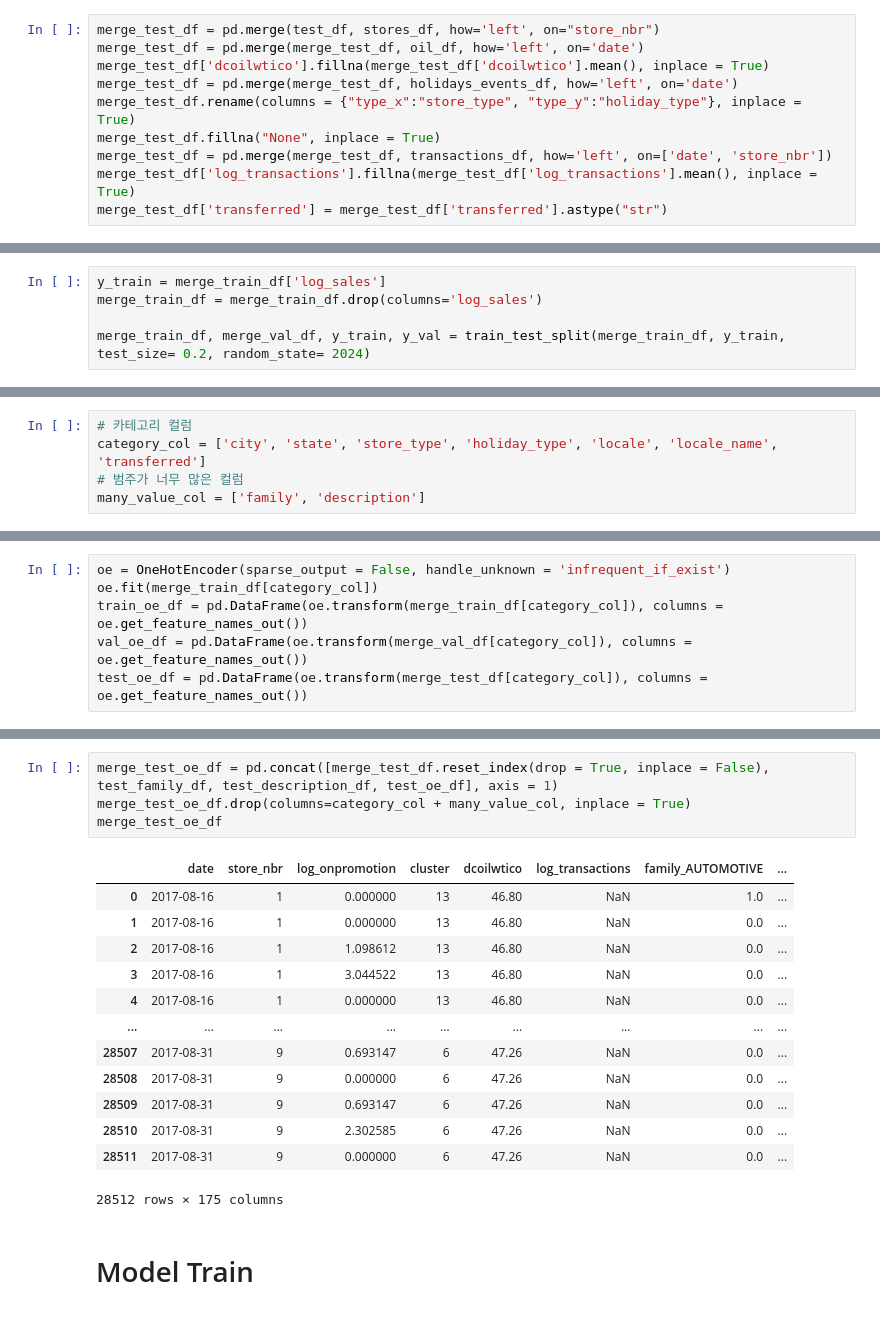
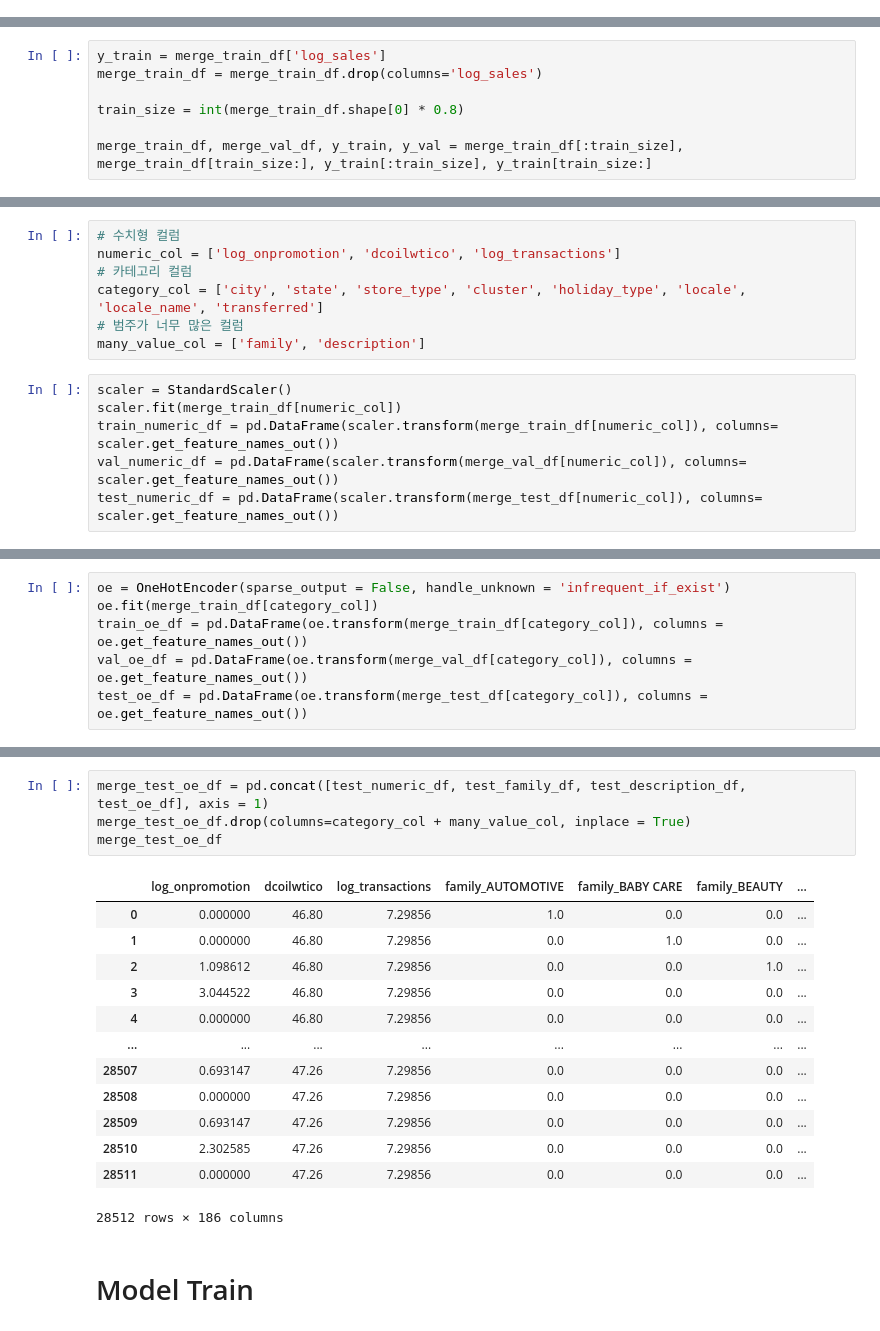
Before and after one commit to suusuu00/Kaggle-Store-Sales---Time-Series-Forecasting, a Jupyter notebook: train.ipynb, the cells around one changed output, grey strips where cells are left out. Saved outputs shown, nothing was run; the diff lists cells and outputs as text.

Commit message:
scaler 추가

```diff
--- a/train.ipynb
+++ b/train.ipynb
@@ -566,13 +585,3 @@ test_df merge
-# %%
-merge_test_df = pd.merge(test_df, stores_df, how='left', on="store_nbr")
-merge_test_df = pd.merge(merge_test_df, oil_df, how='left', on='date')
-merge_test_df['dcoilwtico'].fillna(merge_test_df['dcoilwtico'].mean(), inplace = True)
-merge_test_df = pd.merge(merge_test_df, holidays_events_df, how='left', on='date')
-merge_test_df.rename(columns = {"type_x":"store_type", "type_y":"holiday_type"}, inplace = True)
-merge_test_df.fillna("None", inplace = True)
-merge_test_df = pd.merge(merge_test_df, transactions_df, how='left', on=['date', 'store_nbr'])
-merge_test_df['log_transactions'].fillna(merge_test_df['log_transactions'].mean(), inplace = True)
-merge_test_df['transferred'] = merge_test_df['transferred'].astype("str")
 # %% [markdown]
 # 원 핫 인코딩
 # %% [markdown]
@@ -583,4 +590,6 @@ from sklearn.model_selection import train_test_split
 y_train = merge_train_df['log_sales']
 merge_train_df = merge_train_df.drop(columns='log_sales')
 
-merge_train_df, merge_val_df, y_train, y_val = train_test_split(merge_train_df, y_train, test_size= 0.2, random_state= 2024)
+train_size = int(merge_train_df.shape[0] * 0.8)
+
+merge_train_df, merge_val_df, y_train, y_val = merge_train_df[:train_size], merge_train_df[train_size:], y_train[:train_size], y_train[train_size:]
@@ -588,10 +600,18 @@ merge_train_df, merge_val_df, y_train, y_val = train_test_split(merge_train_df,
 from sklearn.preprocessing import OneHotEncoder
 from sklearn.decomposition import PCA
 # %%
+# 수치형 컬럼
+numeric_col = ['log_onpromotion', 'dcoilwtico', 'log_transactions']
 # 카테고리 컬럼
-category_col = ['city', 'state', 'store_type', 'holiday_type', 'locale', 'locale_name', 'transferred']
+category_col = ['city', 'state', 'store_type', 'cluster', 'holiday_type', 'locale', 'locale_name', 'transferred']
 # 범주가 너무 많은 컬럼
 many_value_col = ['family', 'description']
+# %%
+scaler = StandardScaler()
+scaler.fit(merge_train_df[numeric_col])
+train_numeric_df = pd.DataFrame(scaler.transform(merge_train_df[numeric_col]), columns= scaler.get_feature_names_out())
+val_numeric_df = pd.DataFrame(scaler.transform(merge_val_df[numeric_col]), columns= scaler.get_feature_names_out())
+test_numeric_df = pd.DataFrame(scaler.transform(merge_test_df[numeric_col]), columns= scaler.get_feature_names_out())
 # %%
 many_col_oe = OneHotEncoder(sparse_output = False, handle_unknown = 'infrequent_if_exist')
 many_col_oe.fit(merge_train_df[[many_value_col[0]]])
@@ -689,20 +690,20 @@ merge_val_oe_df
 # %%
-merge_test_oe_df = pd.concat([merge_test_df.reset_index(drop = True, inplace = False), test_family_df, test_description_df, test_oe_df], axis = 1)
+merge_test_oe_df = pd.concat([test_numeric_df, test_family_df, test_description_df, test_oe_df], axis = 1)
 merge_test_oe_df.drop(columns=category_col + many_value_col, inplace = True)
 merge_test_oe_df
 # %% [output]
-|  | date | store_nbr | log_onpromotion | cluster | dcoilwtico | log_transactions | family_AUTOMOTIVE | ... |
-| 0 | 2017-08-16 | 1 | 0.000000 | 13 | 46.80 | NaN | 1.0 | ... |
-| 1 | 2017-08-16 | 1 | 0.000000 | 13 | 46.80 | NaN | 0.0 | ... |
-| 2 | 2017-08-16 | 1 | 1.098612 | 13 | 46.80 | NaN | 0.0 | ... |
-| 3 | 2017-08-16 | 1 | 3.044522 | 13 | 46.80 | NaN | 0.0 | ... |
-| 4 | 2017-08-16 | 1 | 0.000000 | 13 | 46.80 | NaN | 0.0 | ... |
-| ... | ... | ... | ... | ... | ... | ... | ... | ... |
-| 28507 | 2017-08-31 | 9 | 0.693147 | 6 | 47.26 | NaN | 0.0 | ... |
-| 28508 | 2017-08-31 | 9 | 0.000000 | 6 | 47.26 | NaN | 0.0 | ... |
-| 28509 | 2017-08-31 | 9 | 0.693147 | 6 | 47.26 | NaN | 0.0 | ... |
-| 28510 | 2017-08-31 | 9 | 2.302585 | 6 | 47.26 | NaN | 0.0 | ... |
-| 28511 | 2017-08-31 | 9 | 0.000000 | 6 | 47.26 | NaN | 0.0 | ... |
+|  | log_onpromotion | dcoilwtico | log_transactions | family_AUTOMOTIVE | family_BABY CARE | family_BEAUTY | ... |
+| 0 | 0.000000 | 46.80 | 7.29856 | 1.0 | 0.0 | 0.0 | ... |
+| 1 | 0.000000 | 46.80 | 7.29856 | 0.0 | 1.0 | 0.0 | ... |
+| 2 | 1.098612 | 46.80 | 7.29856 | 0.0 | 0.0 | 1.0 | ... |
+| 3 | 3.044522 | 46.80 | 7.29856 | 0.0 | 0.0 | 0.0 | ... |
+| 4 | 0.000000 | 46.80 | 7.29856 | 0.0 | 0.0 | 0.0 | ... |
+| ... | ... | ... | ... | ... | ... | ... | ... |
+| 28507 | 0.693147 | 47.26 | 7.29856 | 0.0 | 0.0 | 0.0 | ... |
+| 28508 | 0.000000 | 47.26 | 7.29856 | 0.0 | 0.0 | 0.0 | ... |
+| 28509 | 0.693147 | 47.26 | 7.29856 | 0.0 | 0.0 | 0.0 | ... |
+| 28510 | 2.302585 | 47.26 | 7.29856 | 0.0 | 0.0 | 0.0 | ... |
+| 28511 | 0.000000 | 47.26 | 7.29856 | 0.0 | 0.0 | 0.0 | ... |
-28512 rows × 175 columns
+28512 rows × 186 columns
 # %% [markdown]
 # Model Train
```
Also changed, not shown: parts of 26 cells of this notebook.
